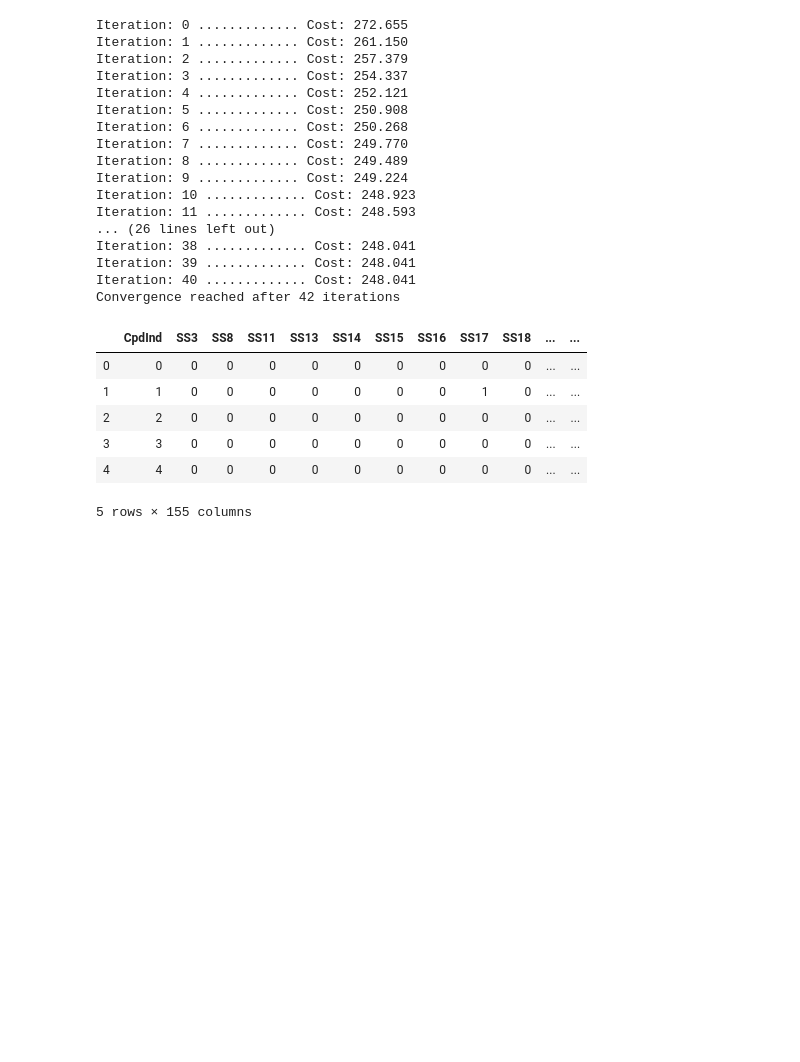
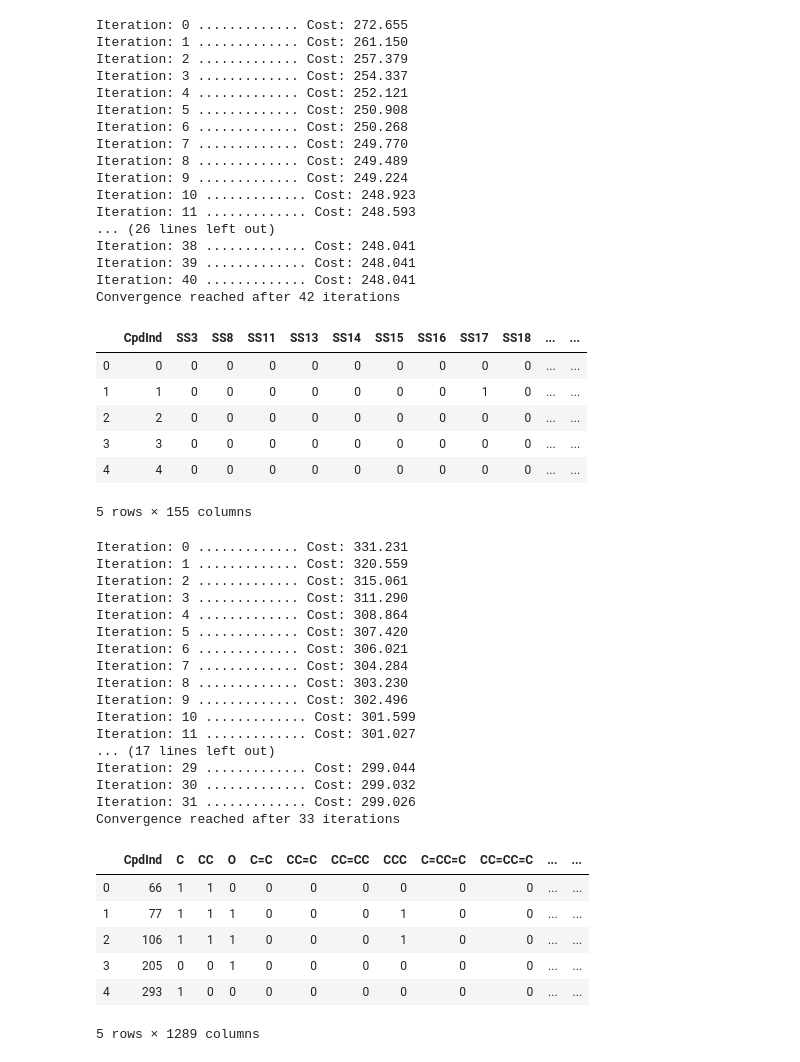
Before and after one commit to pnnl/chespa, a Jupyter notebook: gen_clusters.ipynb, the cells around one changed output. Drawn from its saved outputs; the diff is of its cells as text; code cells hidden in the pictures; blank space fills up the shorter version.

Commit message:
Modifications for SPECTRe

```diff
--- a/gen_clusters.ipynb
+++ b/gen_clusters.ipynb
@@ -148,3 +148,43 @@ Convergence reached after 42 iterations
 | 3 | 3 | 0 | 0 | 0 | 0 | 0 | 0 | 0 | 0 | 0 | ... | ... |
 | 4 | 4 | 0 | 0 | 0 | 0 | 0 | 0 | 0 | 0 | 0 | ... | ... |
 5 rows × 155 columns
+# %%
+## Substructure-based Clustering ##
+
+# Load data
+ssdata = pd.read_excel(fname, sheet_name='SPECTRe', header=0)
+
+# Perform clustering and generate labels
+# Note: not done with KMeans since this is binary data
+n_clusters = 8  # Chosen based on results from chemical space and DarkChem
+cols = list(ssdata.columns[1:-1])
+model = generalBMD(n_clusters=n_clusters, use_bootstrap=True, b=5)
+model.fit(block_diag(ssdata[cols].values), verbose=True)
+data_labels = model.get_data_labels()
+ssdata['SPECTRe'] = data_labels + 1
+ssdata.head()
+# %% [output]
+Iteration: 0 ............. Cost: 331.231
+Iteration: 1 ............. Cost: 320.559
+Iteration: 2 ............. Cost: 315.061
+Iteration: 3 ............. Cost: 311.290
+Iteration: 4 ............. Cost: 308.864
+Iteration: 5 ............. Cost: 307.420
+Iteration: 6 ............. Cost: 306.021
+Iteration: 7 ............. Cost: 304.284
+Iteration: 8 ............. Cost: 303.230
+Iteration: 9 ............. Cost: 302.496
+Iteration: 10 ............. Cost: 301.599
+Iteration: 11 ............. Cost: 301.027
+... (17 lines left out)
+Iteration: 29 ............. Cost: 299.044
+Iteration: 30 ............. Cost: 299.032
+Iteration: 31 ............. Cost: 299.026
+Convergence reached after 33 iterations
+|  | CpdInd | C | CC | O | C=C | CC=C | CC=CC | CCC | C=CC=C | CC=CC=C | ... | ... |
+| 0 | 66 | 1 | 1 | 0 | 0 | 0 | 0 | 0 | 0 | 0 | ... | ... |
+| 1 | 77 | 1 | 1 | 1 | 0 | 0 | 0 | 1 | 0 | 0 | ... | ... |
+| 2 | 106 | 1 | 1 | 1 | 0 | 0 | 0 | 1 | 0 | 0 | ... | ... |
+| 3 | 205 | 0 | 0 | 1 | 0 | 0 | 0 | 0 | 0 | 0 | ... | ... |
+| 4 | 293 | 1 | 0 | 0 | 0 | 0 | 0 | 0 | 0 | 0 | ... | ... |
+5 rows × 1289 columns
```
Also changed, not shown: parts of 3 cells of this notebook, 3 other files.
